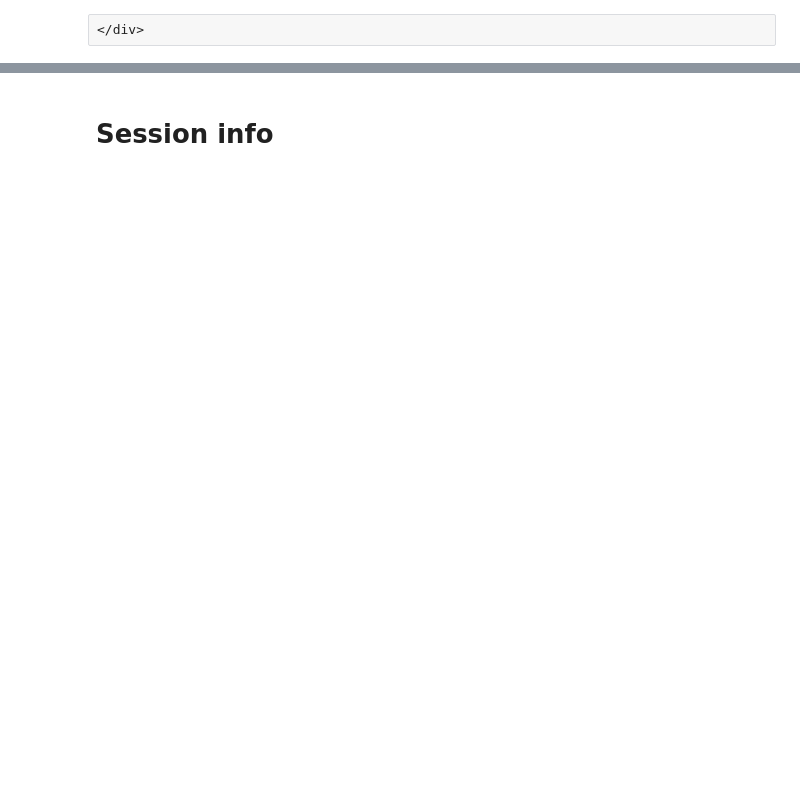
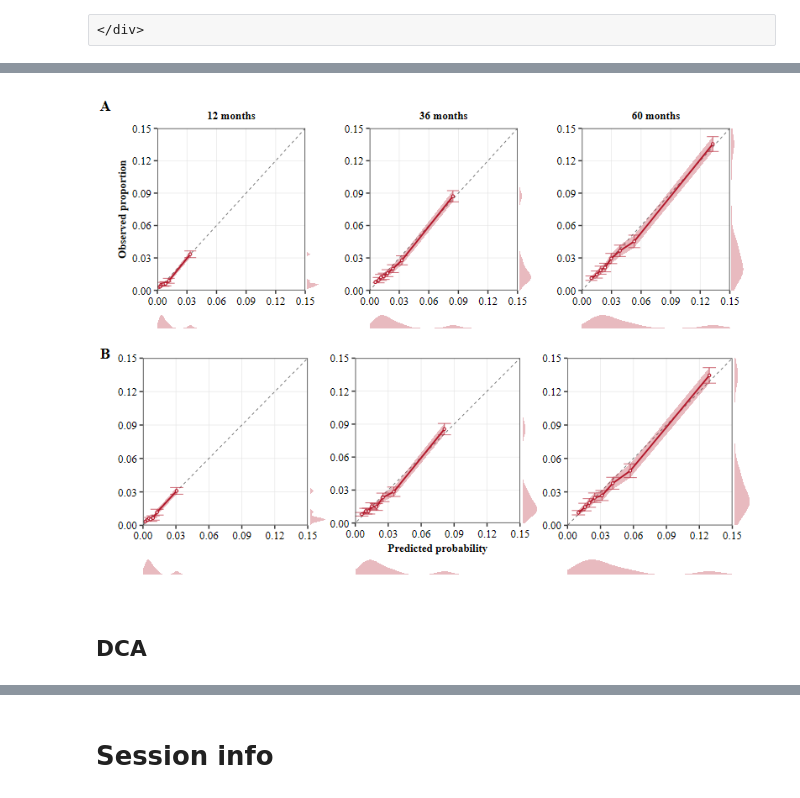
Before and after one commit to FONDECYTACC/cons2025, a Jupyter notebook: prediction23_converted.ipynb, the cells around one changed output, grey strips where cells are left out. Drawn from its saved outputs; the diff is of its cells as text; code cells hidden in the pictures; blank space fills up the shorter version.

```diff
--- a/prediction23_converted.ipynb
+++ b/prediction23_converted.ipynb
@@ -2251,0 +1473,25 @@ Imp 4/5: ..
+# %%
+#| label: calibration-plot-combined-death
+final_figure <- wrap_plots(
+  wrap_elements(combined_death_full),
+  wrap_elements(combined_death),
+  ncol = 1
+) +
+  plot_annotation(tag_levels = "A") &
+  theme(plot.tag = element_text(face = "bold", size = 18, family = "Times New Roman"),
+    plot.tag.position = c(0.00, 0.97))
+
+print(final_figure)
+
+ggsave(paste0(project_root,"/cons/_figs/mortality_calibration_combined_AB.tiff"),
+       final_figure,
+       width = 17.8*1.4, height = 12*1.6, units = "cm",
+       dpi = 600, compression = "lzw")
+ggsave(paste0(project_root,"/cons/_figs/mortality_calibration_combined_AB.png"),
+       final_figure,
+       width = 17.8*1.4, height = 12*1.6, units = "cm",
+       dpi = 600)
+# %% [output]
+[figure, added]
+# %% [markdown]
+## DCA
```
Also changed, not shown: parts of 93 cells of this notebook, 4 other files.
